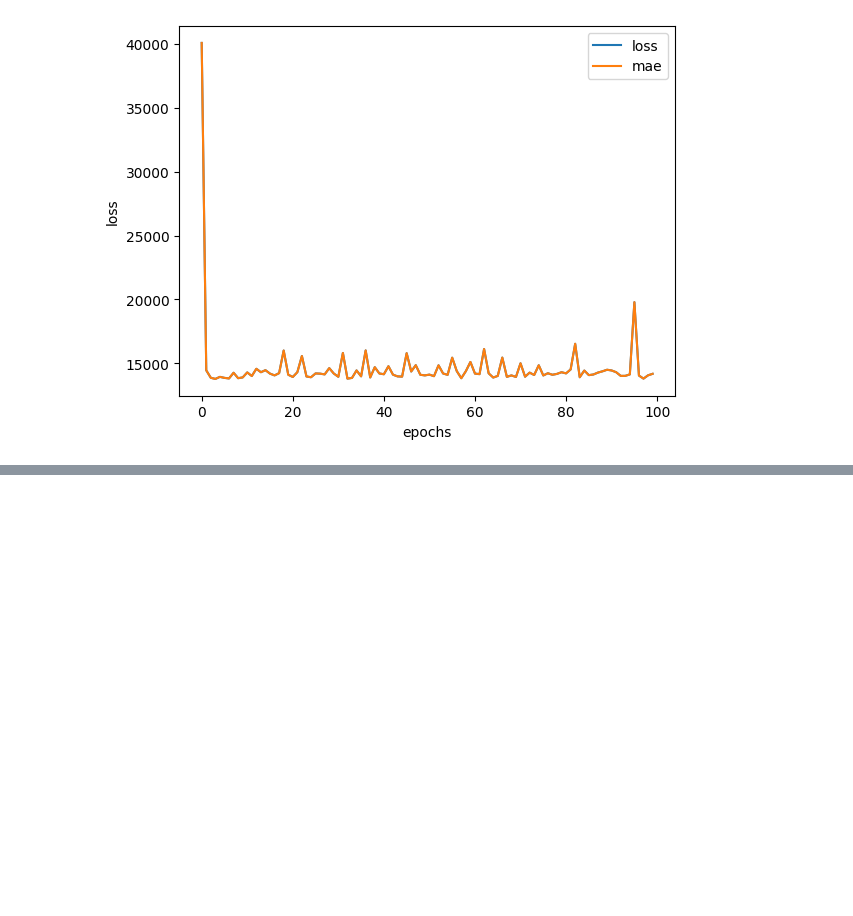
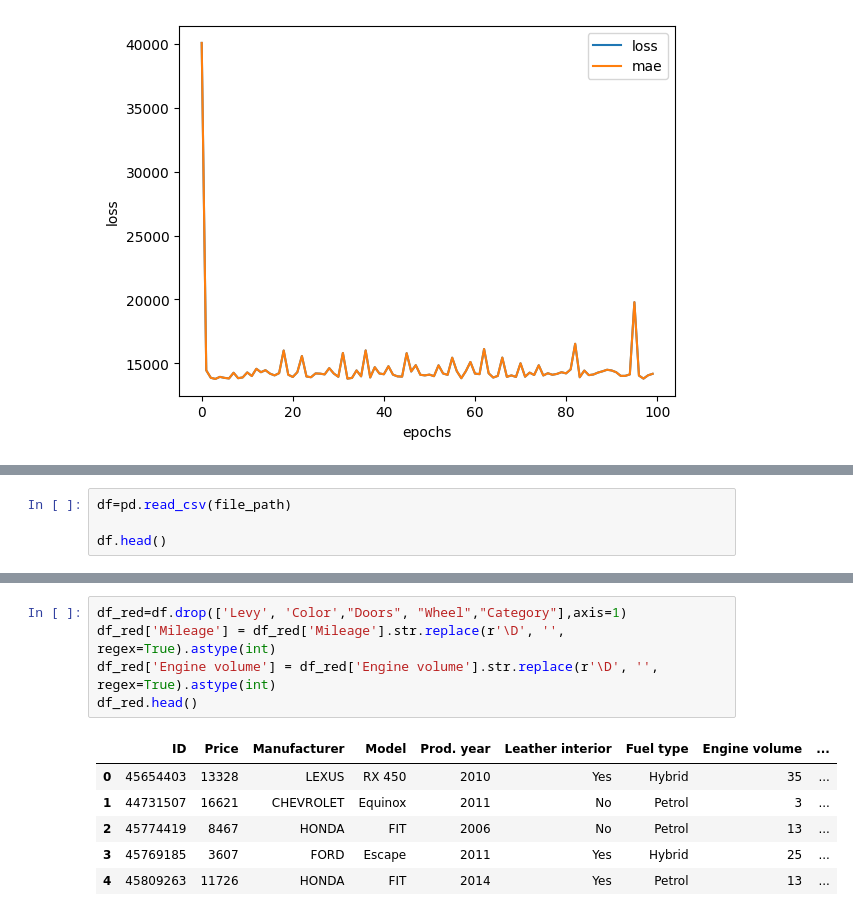
Before and after one commit to alexandrufalk/tensorflow, a Jupyter notebook: 01_Neural_Network_Regression_tensorflow_exercise2.ipynb, the cells around one changed output, grey strips where cells are left out. Cells and saved outputs as stored; diff of their text form; blank space fills up the shorter version.

```diff
--- a/01_Neural_Network_Regression_tensorflow_exercise2.ipynb
+++ b/01_Neural_Network_Regression_tensorflow_exercise2.ipynb
@@ -100,0 +149,4 @@ Text(0.5, 0, 'epochs')
+# %%
+df=pd.read_csv(file_path)
+
+df.head()
@@ -100,0 +160,12 @@ Text(0.5, 0, 'epochs')
+# %%
+df_red=df.drop(['Levy', 'Color',"Doors", "Wheel","Category"],axis=1)
+df_red['Mileage'] = df_red['Mileage'].str.replace(r'\D', '', regex=True).astype(int)
+df_red['Engine volume'] = df_red['Engine volume'].str.replace(r'\D', '', regex=True).astype(int)
+df_red.head()
+# %% [output]
+|  | ID | Price | Manufacturer | Model | Prod. year | Leather interior | Fuel type | Engine volume | ... |
+| 0 | 45654403 | 13328 | LEXUS | RX 450 | 2010 | Yes | Hybrid | 35 | ... |
+| 1 | 44731507 | 16621 | CHEVROLET | Equinox | 2011 | No | Petrol | 3 | ... |
+| 2 | 45774419 | 8467 | HONDA | FIT | 2006 | No | Petrol | 13 | ... |
+| 3 | 45769185 | 3607 | FORD | Escape | 2011 | Yes | Hybrid | 25 | ... |
+| 4 | 45809263 | 11726 | HONDA | FIT | 2014 | Yes | Petrol | 13 | ... |
```
Also changed, not shown: parts of 20 cells of this notebook.
